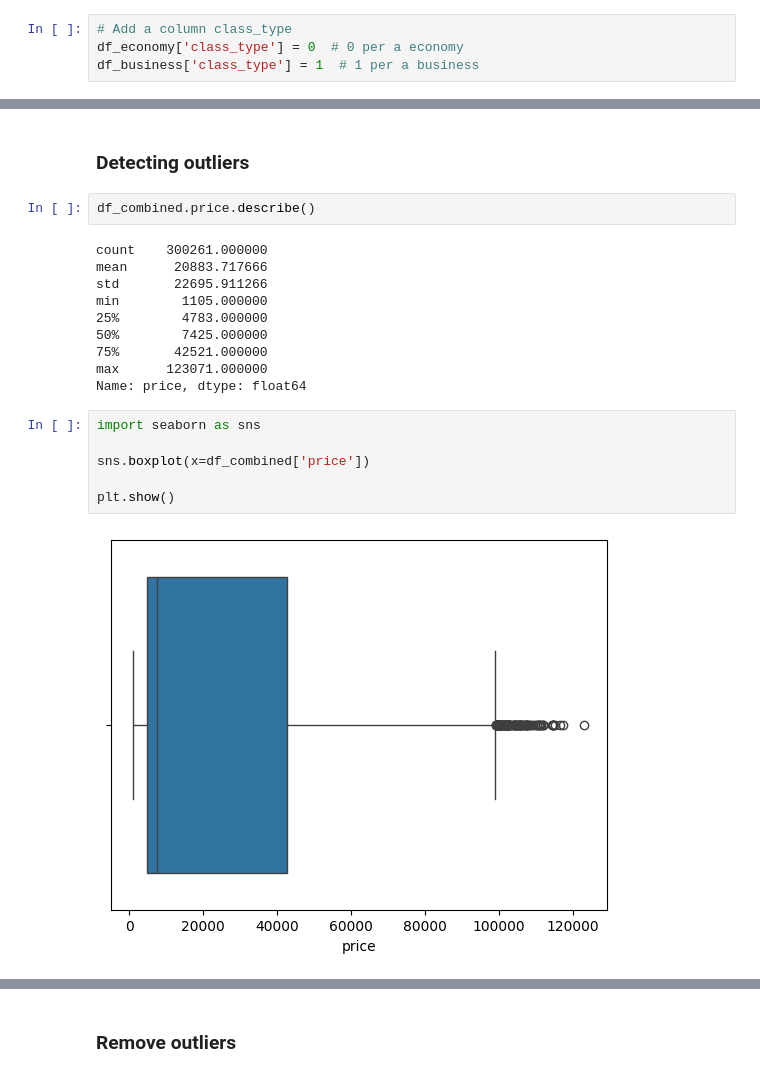
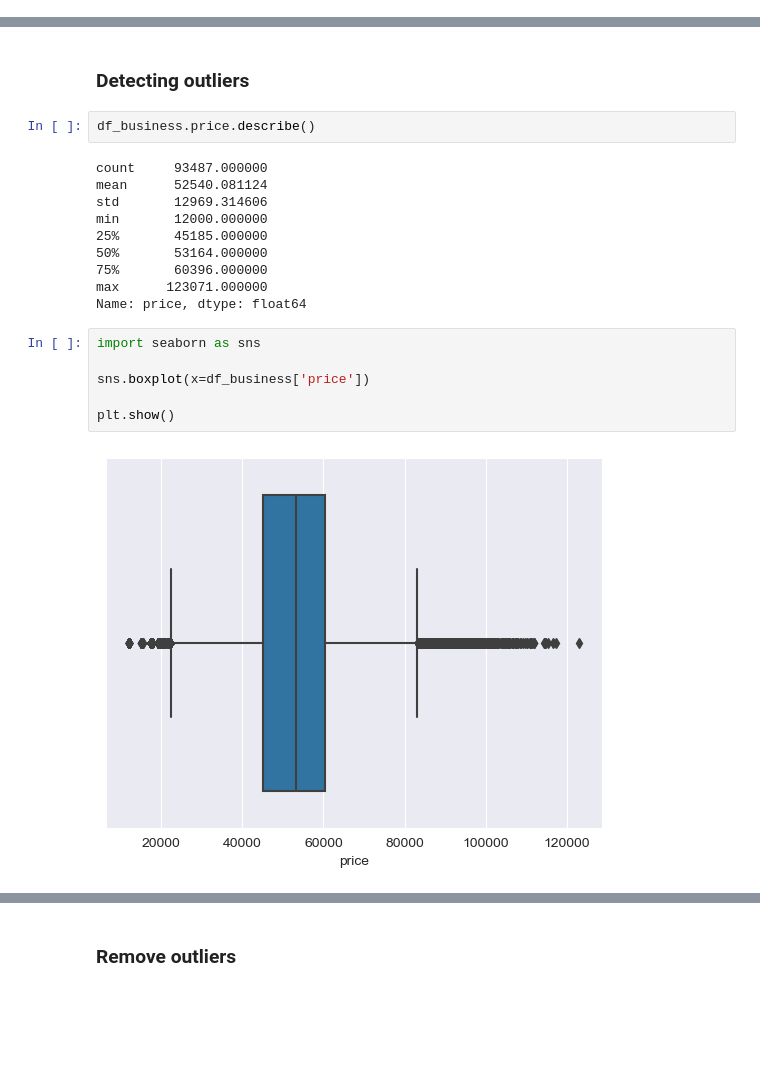
Before and after one commit to imiguelrodriguez/NECActivity1, a Jupyter notebook: data_preprocessing.ipynb, the cells around one changed output, grey strips where cells are left out. Drawn from its saved outputs; the diff is of its cells as text; blank space fills up the shorter version.

```diff
--- a/data_preprocessing.ipynb
+++ b/data_preprocessing.ipynb
@@ -350,4 +244,0 @@ df_business
-# %%
-# Add a column class_type
-df_economy['class_type'] = 0  # 0 per a economy
-df_business['class_type'] = 1  # 1 per a business
@@ -406,23 +245,23 @@ df_combined
 # %% [markdown]
 ### Detecting outliers
 # %%
-df_combined.price.describe()
+df_business.price.describe()
 # %% [output]
-count    300261.000000
-mean      20883.717666
-std       22695.911266
-min        1105.000000
-25%        4783.000000
-50%        7425.000000
-75%       42521.000000
+count     93487.000000
+mean      52540.081124
+std       12969.314606
+min       12000.000000
+25%       45185.000000
+50%       53164.000000
+75%       60396.000000
 max      123071.000000
 Name: price, dtype: float64
 # %%
 import seaborn as sns
 
-sns.boxplot(x=df_combined['price'])
+sns.boxplot(x=df_business['price'])
 
 plt.show()
 # %% [output]
-[figure, old version]
+[figure, new version]
 # %%
```
Also changed, not shown: parts of 38 cells of this notebook.
